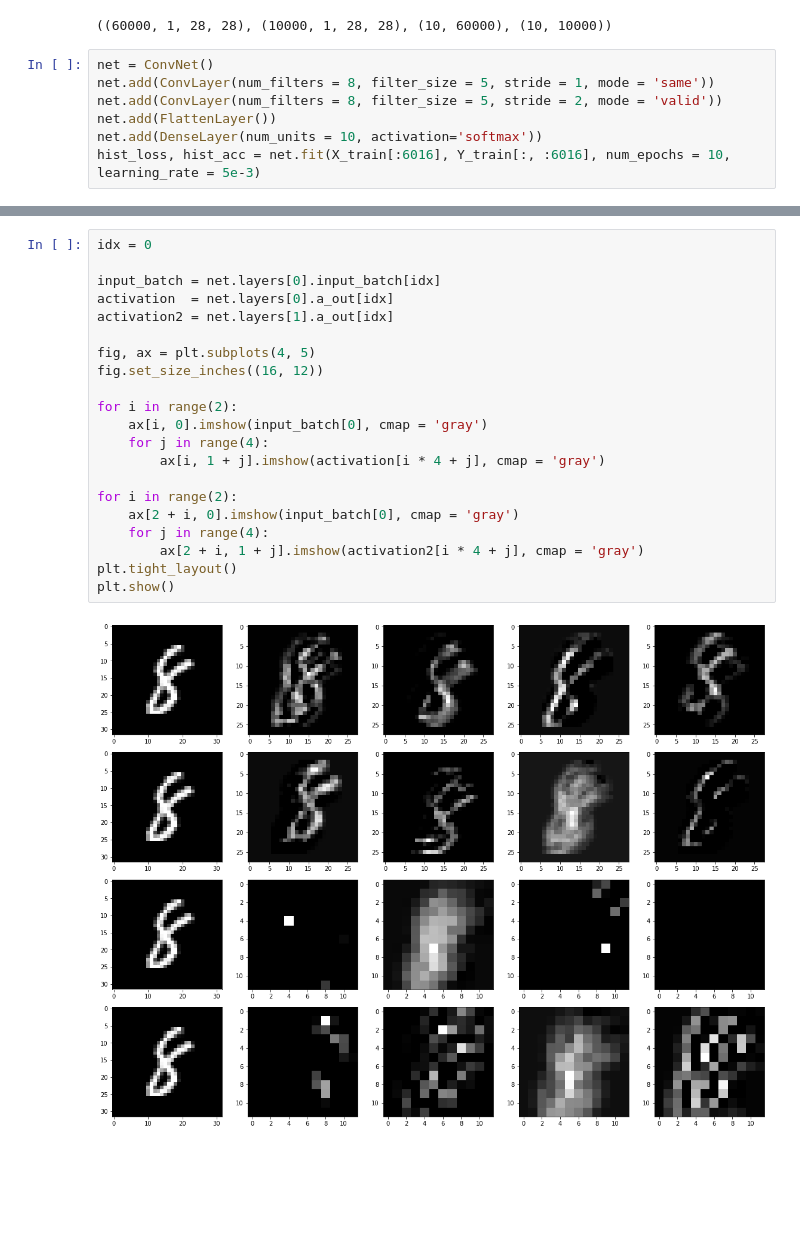
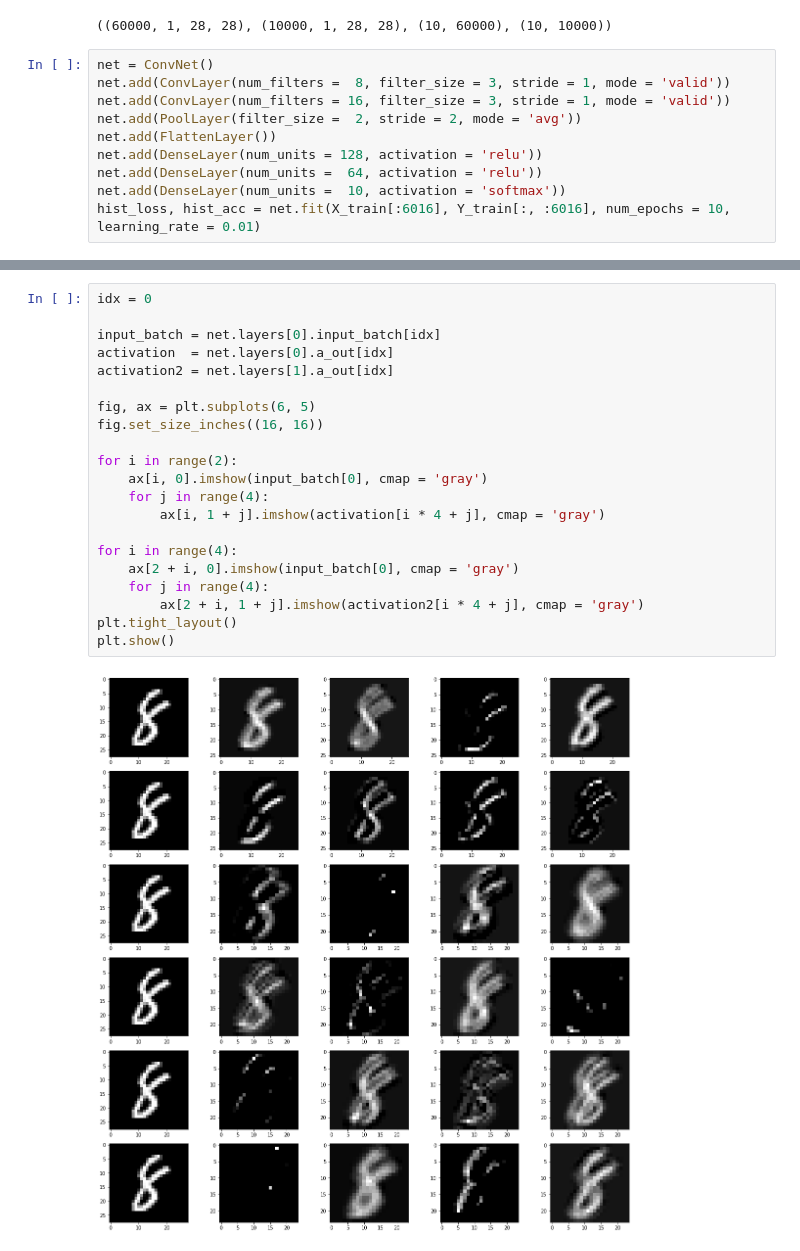
Before and after one commit to UAFederez/ConvNet-Implementation, a Jupyter notebook: MNIST-CNN.ipynb, the cells around one changed output, grey strips where cells are left out. Cells and saved outputs as stored; diff of their text form; blank space fills up the shorter version.

Commit message:
Updated gradient calculation for backprop for >1 dense layers

```diff
--- a/MNIST-CNN.ipynb
+++ b/MNIST-CNN.ipynb
@@ -21,9 +21,12 @@ X_train.shape, X_test.shape, Y_train.shape, Y_test.shape
 ((60000, 1, 28, 28), (10000, 1, 28, 28), (10, 60000), (10, 10000))
 # %%
 net = ConvNet()
-net.add(ConvLayer(num_filters = 8, filter_size = 5, stride = 1, mode = 'same'))
-net.add(ConvLayer(num_filters = 8, filter_size = 5, stride = 2, mode = 'valid'))
+net.add(ConvLayer(num_filters =  8, filter_size = 3, stride = 1, mode = 'valid'))
+net.add(ConvLayer(num_filters = 16, filter_size = 3, stride = 1, mode = 'valid'))
+net.add(PoolLayer(filter_size =  2, stride = 2, mode = 'avg'))
 net.add(FlattenLayer())
-net.add(DenseLayer(num_units = 10, activation='softmax'))
-hist_loss, hist_acc = net.fit(X_train[:6016], Y_train[:, :6016], num_epochs = 10, learning_rate = 5e-3)
+net.add(DenseLayer(num_units = 128, activation = 'relu'))
+net.add(DenseLayer(num_units =  64, activation = 'relu'))
+net.add(DenseLayer(num_units =  10, activation = 'softmax'))
+hist_loss, hist_acc = net.fit(X_train[:6016], Y_train[:, :6016], num_epochs = 10, learning_rate = 0.01)
 # %% [output]
@@ -62,23 +65,23 @@ test_loss: 0.8613 - test_accuracy: 0.8581
 # %%
 idx = 0
 
 input_batch = net.layers[0].input_batch[idx]
 activation  = net.layers[0].a_out[idx]
 activation2 = net.layers[1].a_out[idx]
 
-fig, ax = plt.subplots(4, 5)
-fig.set_size_inches((16, 12))
+fig, ax = plt.subplots(6, 5)
+fig.set_size_inches((16, 16))
 
 for i in range(2):
     ax[i, 0].imshow(input_batch[0], cmap = 'gray')
     for j in range(4):
         ax[i, 1 + j].imshow(activation[i * 4 + j], cmap = 'gray')
 
-for i in range(2):
+for i in range(4):
     ax[2 + i, 0].imshow(input_batch[0], cmap = 'gray')
     for j in range(4):
         ax[2 + i, 1 + j].imshow(activation2[i * 4 + j], cmap = 'gray')
 plt.tight_layout()
 plt.show()
 # %% [output]
-[figure, old version]
+[figure, new version]
```
Also changed, not shown: parts of 5 cells of this notebook, 1 other file.
